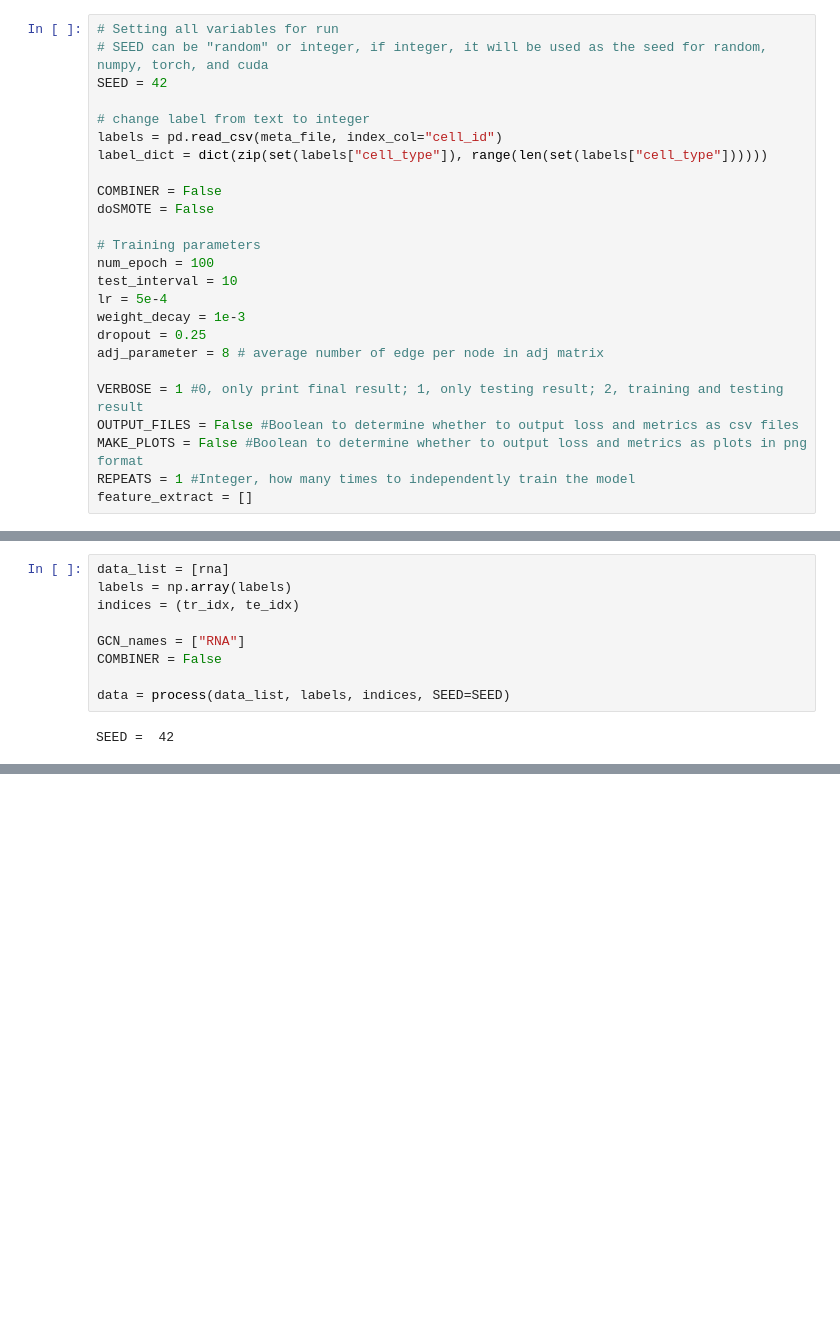
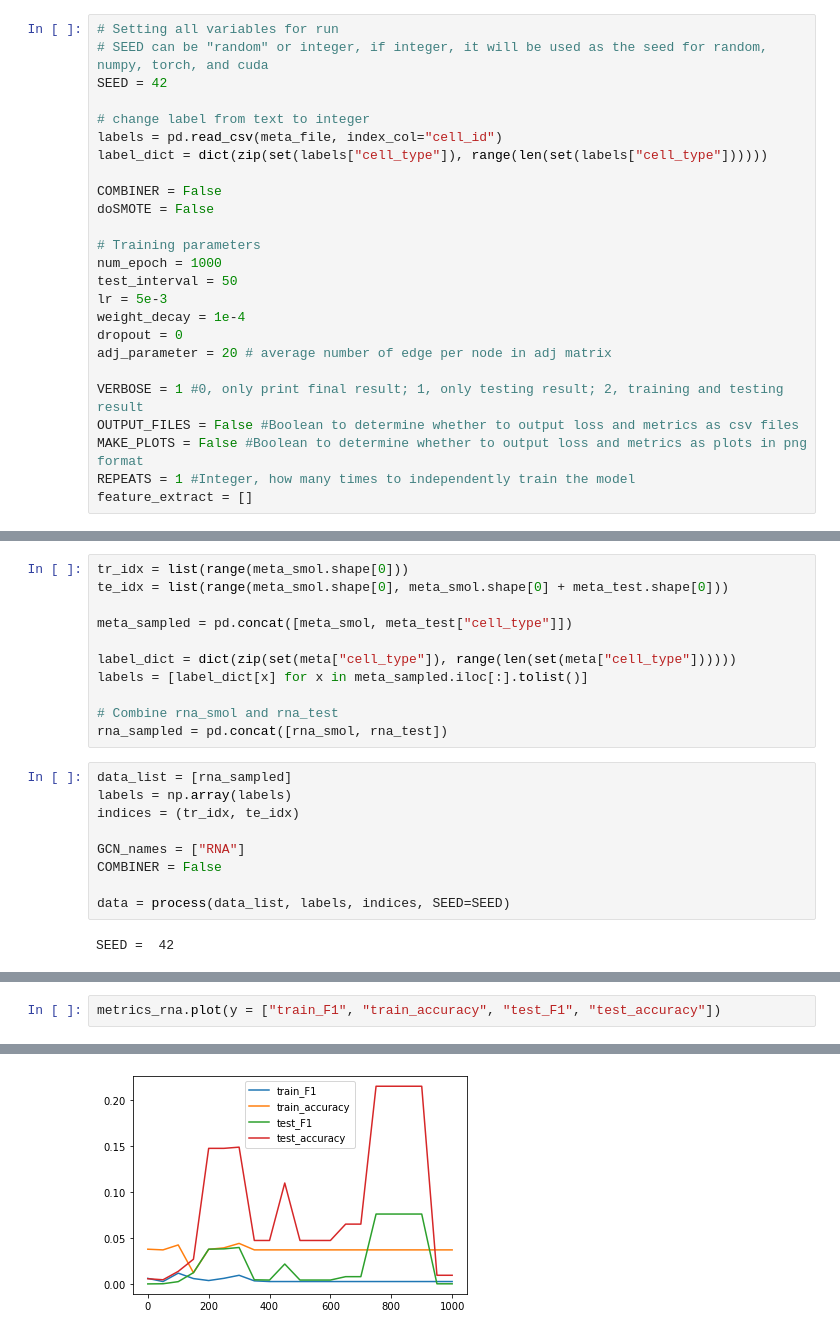
Before and after one commit to jeevannavar/DDP, a Jupyter notebook: CITE_Seq/Classification.ipynb, the cells around one changed output, grey strips where cells are left out. Cells and saved outputs as stored; diff of their text form; blank space fills up the shorter version.

```diff
--- a/CITE_Seq/Classification.ipynb
+++ b/CITE_Seq/Classification.ipynb
@@ -45,12 +45,12 @@ COMBINER = False
 doSMOTE = False
 
 # Training parameters
-num_epoch = 100
-test_interval = 10
-lr = 5e-4
-weight_decay = 1e-3
-dropout = 0.25
-adj_parameter = 8 # average number of edge per node in adj matrix
+num_epoch = 1000
+test_interval = 50
+lr = 5e-3
+weight_decay = 1e-4
+dropout = 0
+adj_parameter = 20 # average number of edge per node in adj matrix
 
 VERBOSE = 1 #0, only print final result; 1, only testing result; 2, training and testing result
 OUTPUT_FILES = False #Boolean to determine whether to output loss and metrics as csv files
@@ -116,5 +113,16 @@ rna_smol, meta_smol = smote.fit_resample(rna_smol, meta_smol)
+# %%
+tr_idx = list(range(meta_smol.shape[0]))
+te_idx = list(range(meta_smol.shape[0], meta_smol.shape[0] + meta_test.shape[0]))
+
+meta_sampled = pd.concat([meta_smol, meta_test["cell_type"]])
+
+label_dict = dict(zip(set(meta["cell_type"]), range(len(set(meta["cell_type"])))))
+labels = [label_dict[x] for x in meta_sampled.iloc[:].tolist()]
+
+# Combine rna_smol and rna_test
+rna_sampled = pd.concat([rna_smol, rna_test])
 # %%
-data_list = [rna]
+data_list = [rna_sampled]
 labels = np.array(labels)
 indices = (tr_idx, te_idx)
 
@@ -140,0 +162,3 @@ SEED =  42
+# %%
+metrics_rna.plot(y = ["train_F1", "train_accuracy", "test_F1", "test_accuracy"])
+# %% [output]
@@ -140,0 +166 @@ SEED =  42
+[figure, added]
```
Also changed, not shown: parts of 4 cells of this notebook, 5 other files.
